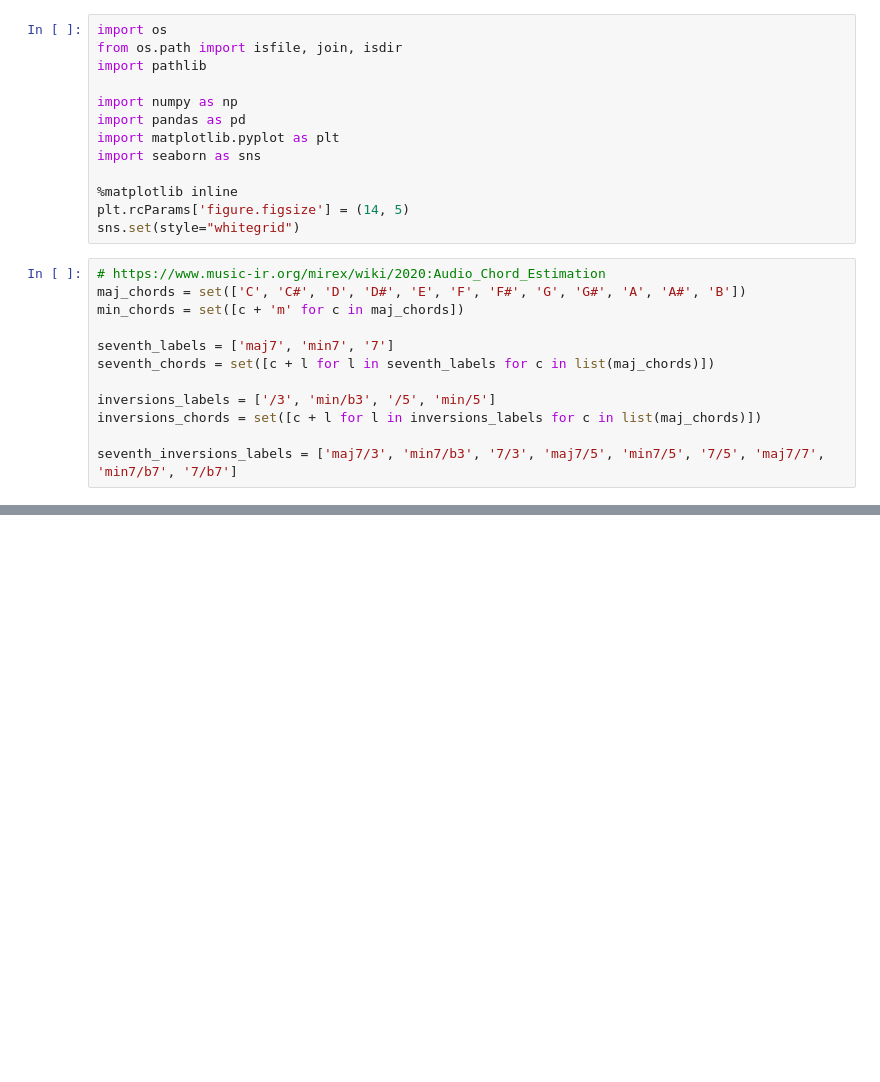
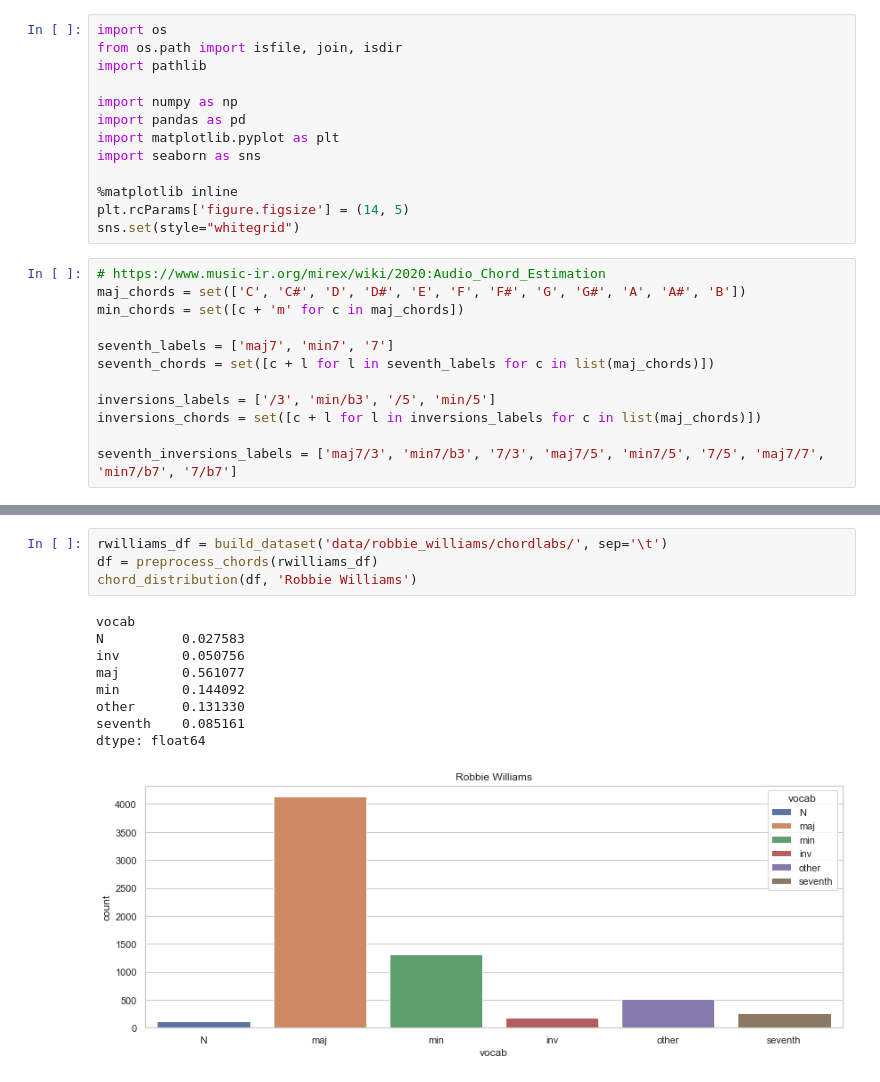
Before and after one commit to discort/chord-recognition, a Jupyter notebook: chords_distribution.ipynb, the cells around one changed output, grey strips where cells are left out. Saved outputs shown, nothing was run; the diff lists cells and outputs as text; blank space fills up the shorter version.

```diff
--- a/chords_distribution.ipynb
+++ b/chords_distribution.ipynb
@@ -138,0 +115,14 @@ Length: 395, dtype: float64
+# %%
+rwilliams_df = build_dataset('data/robbie_williams/chordlabs/', sep='\t')
+df = preprocess_chords(rwilliams_df)
+chord_distribution(df, 'Robbie Williams')
+# %% [output]
+vocab
+N          0.027583
+inv        0.050756
+maj        0.561077
+min        0.144092
+other      0.131330
+seventh    0.085161
+dtype: float64
+[figure, added]
```
Also changed, not shown: parts of 13 cells of this notebook, 9 other files.
